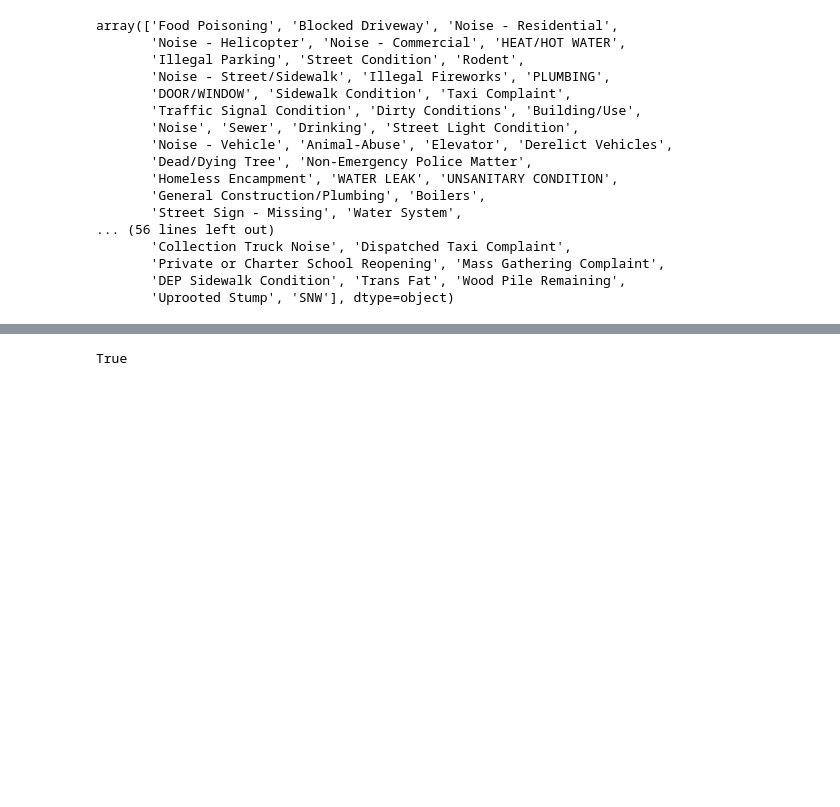
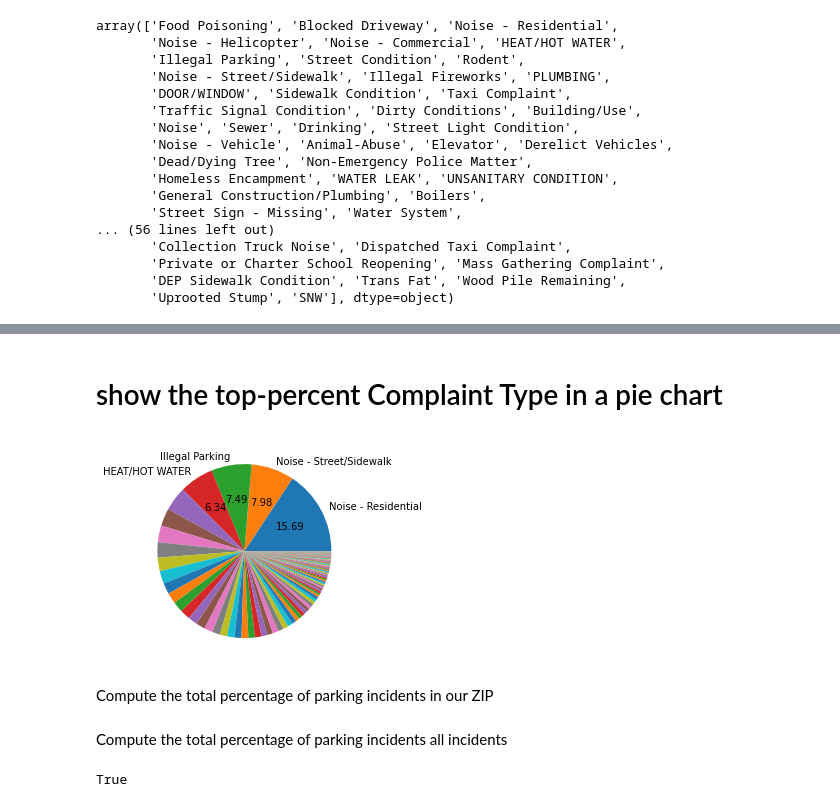
Before and after one commit to Gloriagao0624/tfa_groupassignment, a Jupyter notebook: Parking.ipynb, the cells around one changed output, grey strips where cells are left out. Saved outputs shown, nothing was run; the diff lists cells and outputs as text; code cells hidden in the pictures; blank space fills up the shorter version.

Commit message:
add some charts

```diff
--- a/Parking.ipynb
+++ b/Parking.ipynb
@@ -1,7 +1,7 @@
 # %%
 import pandas as pd
 import numpy as np
-datafile = "/Users/mac/Documents/columbia/tfa/group/311_Service_Requests_2020.csv"
+datafile = "311_Service_Requests_2020.csv"
 df = pd.read_csv(datafile)
 # %%
 df
@@ -58 +118,18 @@ array(['Food Poisoning', 'Blocked Driveway', 'Noise - Residential',
+# %% [markdown]
+# show the top-percent Complaint Type in a pie chart
+# %%
+import matplotlib.pyplot as plt
+def my_autopct(pct):
+    if pct > 5:
+        return ('%.2f' % pct)
+    else:
+        return ''
+my_label = list(df['Complaint Type'].value_counts().index[:4])
+my_label = my_label +[None]*181
+plt.pie(df['Complaint Type'].value_counts(), autopct=my_autopct, labels= my_label)
+plt.show()
+# %% [output]
+[figure, added]
+# %% [markdown]
+Compute the total percentage of parking incidents in our ZIP
 # %%
@@ -59,4 +137,6 @@ array(['Food Poisoning', 'Blocked Driveway', 'Noise - Residential',
 a = len(df[(df['Complaint Type'] == 'Illegal Parking') & (df['Incident Zip'] == 11101)])/len(df[(df['Incident Zip'] == 11101)])
+# %% [markdown]
+Compute the total percentage of parking incidents all incidents
 # %%
 b = len(df[df['Complaint Type'] == 'Illegal Parking'])/len(df)
 # %%
```
Also changed, not shown: parts of 5 cells of this notebook.
